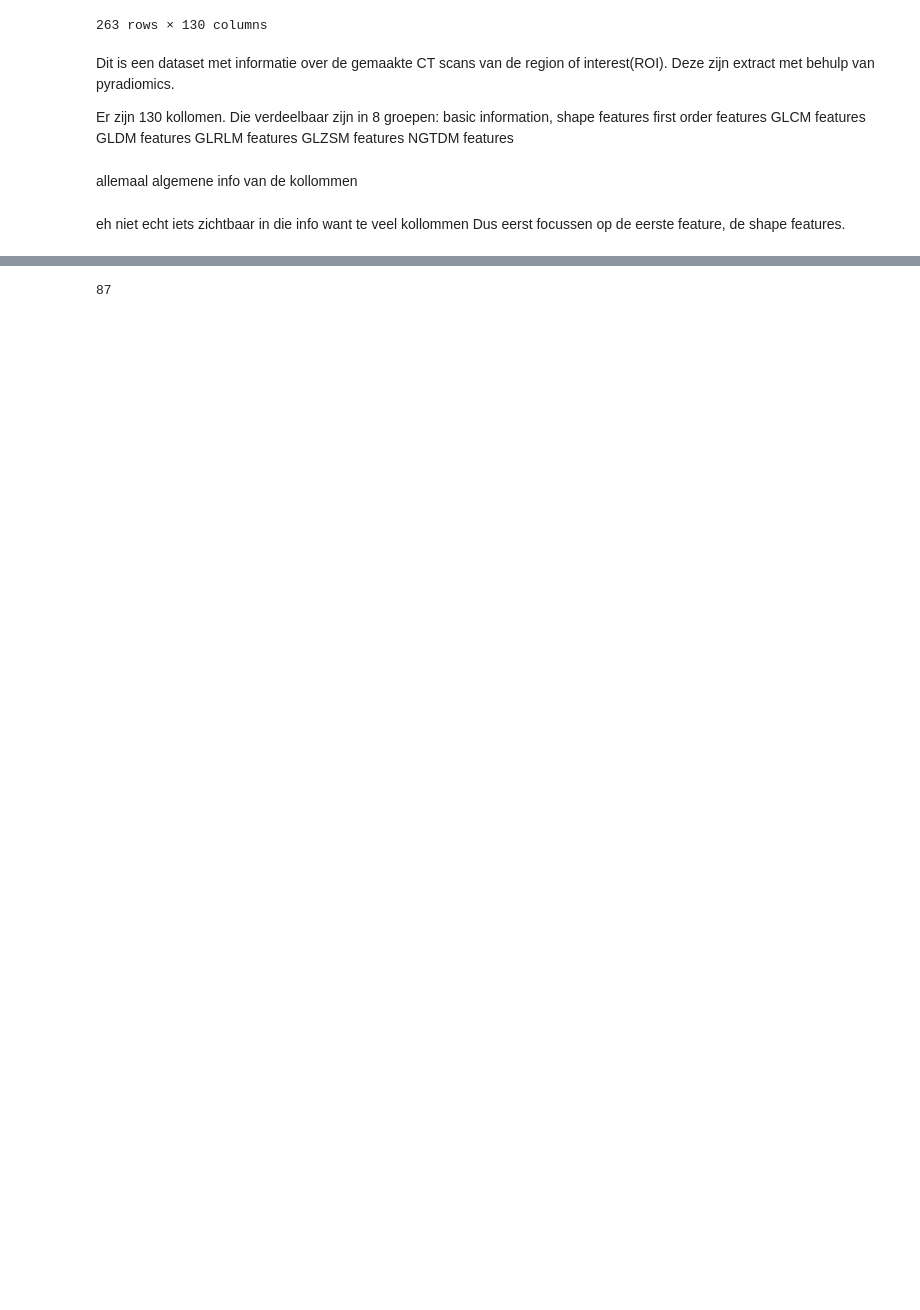
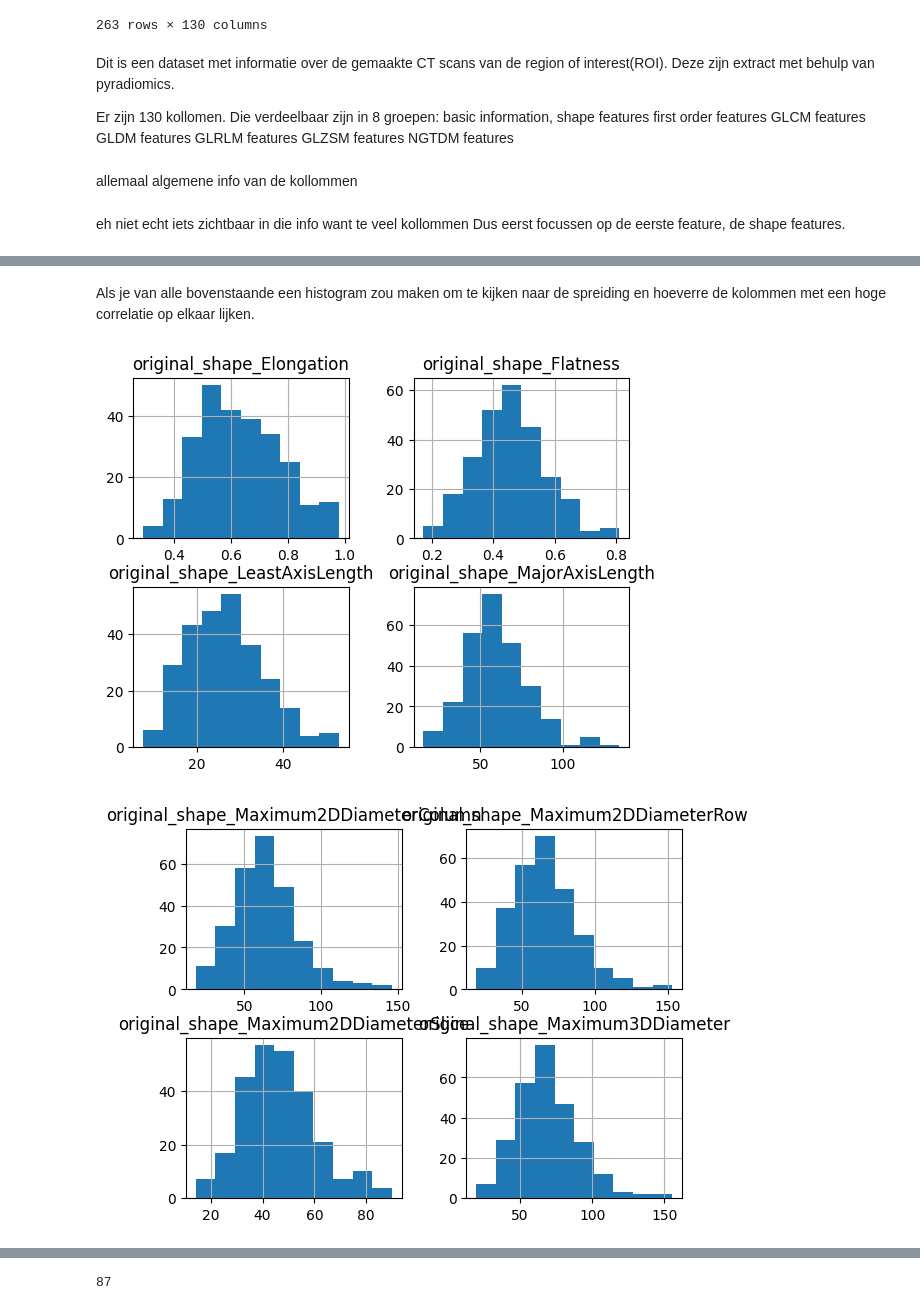
Before and after one commit to Larissavf/DD-radiomics, a Jupyter notebook: EDA_radionomics.ipynb, the cells around one changed output, grey strips where cells are left out. Drawn from its saved outputs; the diff is of its cells as text; code cells hidden in the pictures; blank space fills up the shorter version.

Commit message:
until the creation of the multiple plots

```diff
--- a/EDA_radionomics.ipynb
+++ b/EDA_radionomics.ipynb
@@ -199,0 +212,11 @@ memory usage: 28.9 KB
+# %% [markdown]
+Als je van alle bovenstaande een histogram zou maken om te kijken naar de spreiding en hoeverre de kolommen met een hoge correlatie op elkaar lijken.
+# %%
+old_times = 0
+for times in range(0, len(df_shape.columns), 4):
+    if int(times) != 0:
+        histogsham = df_shape.iloc[:, old_times:times].hist()
+        old_times=times
+# %% [output]
+[figure, added]
+[figure, added]
```
Also changed, not shown: parts of 11 cells of this notebook.
